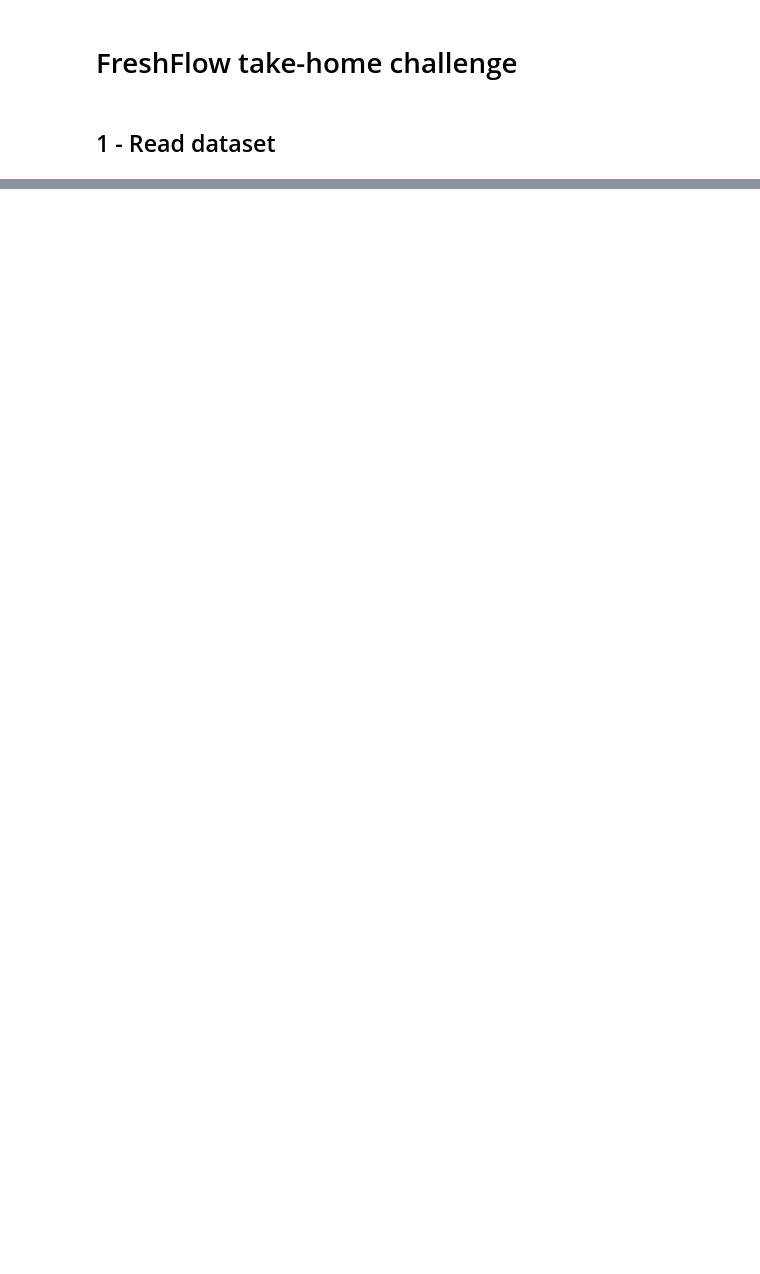
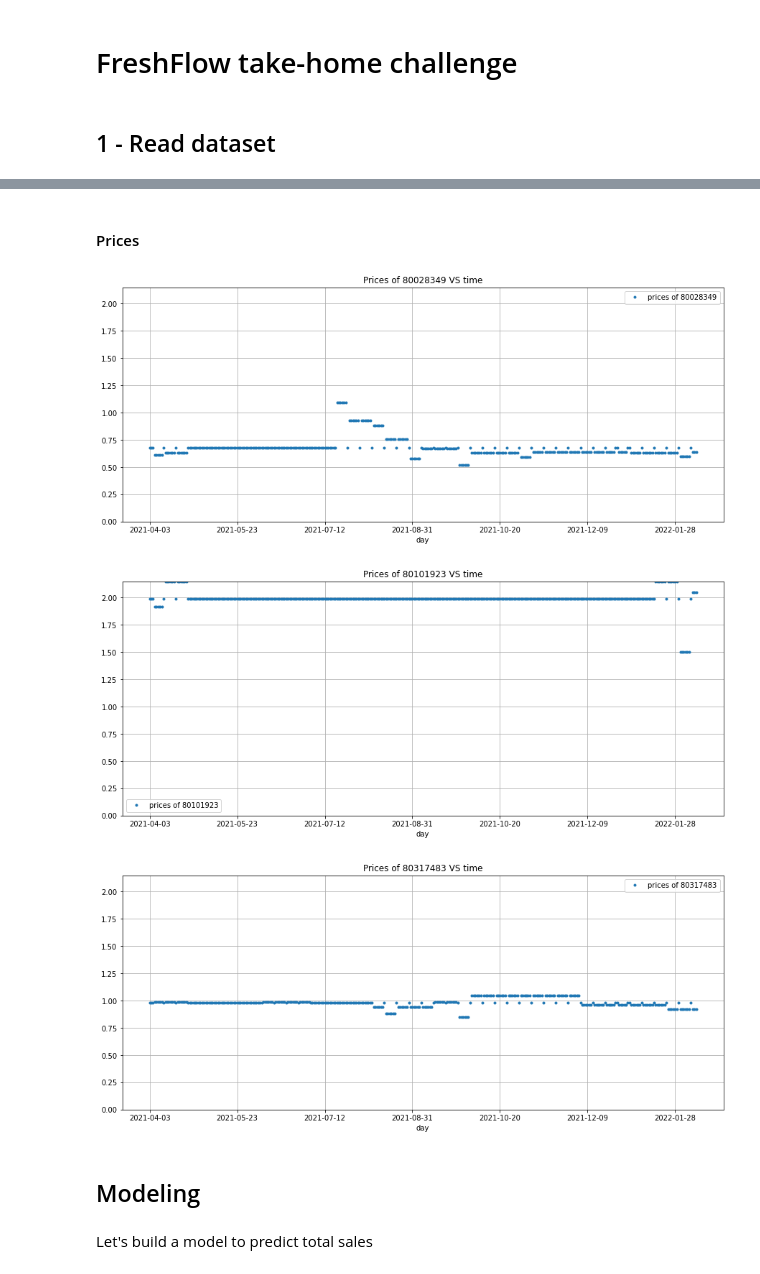
Before and after one commit to rmasciar/freshflow_challenge, a Jupyter notebook: notebooks/freshflow_challenge.ipynb, the cells around one changed output, grey strips where cells are left out. Saved outputs shown, nothing was run; the diff lists cells and outputs as text; code cells hidden in the pictures; blank space fills up the shorter version.

```diff
--- a/notebooks/freshflow_challenge.ipynb
+++ b/notebooks/freshflow_challenge.ipynb
@@ -19,0 +111,14 @@ df.head()
+# %% [markdown]
+#### Prices
+# %%
+columns = [80028349, 80101923, 80317483]
+for col in columns:
+    prices.plot(y=col, figsize=(15,6),grid=True, style='.', ylim=(0, prices.values.max()), title="Prices of {} VS time".format(col), label="prices of {}".format(col))
+# %% [output]
+[figure, added]
+[figure, added]
+[figure, added]
+# %% [markdown]
+## Modeling
+# %% [markdown]
+Let's build a model to predict total sales
```
Also changed, not shown: parts of 24 cells of this notebook, 4 other files.
